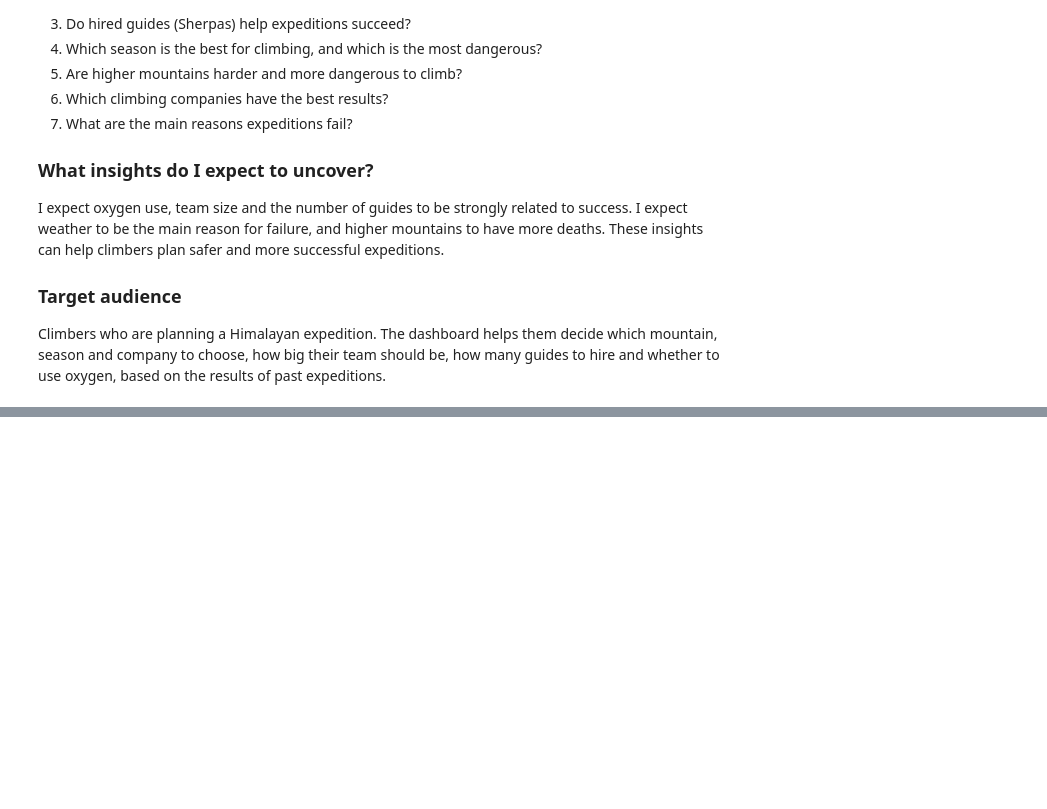
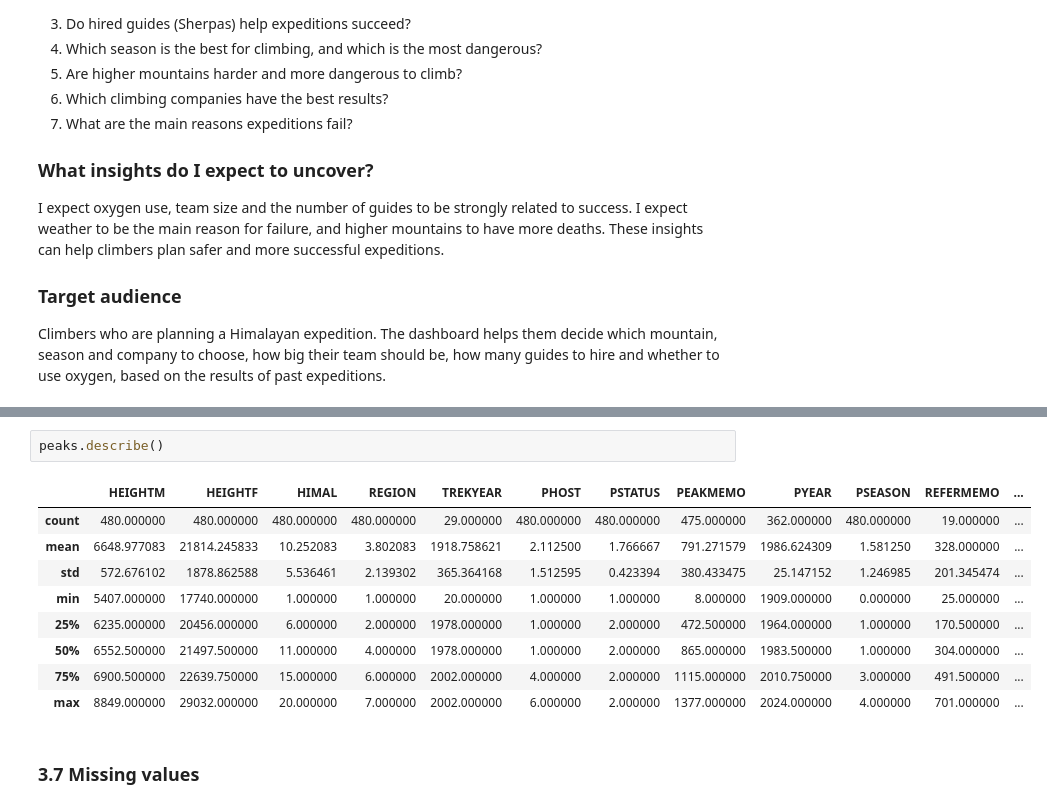
Before and after one commit to Aleenw/himalayan-expeditions-analysis, a Jupyter notebook: notebook/himalayan_eda.ipynb, the cells around one changed output, grey strips where cells are left out. Drawn from its saved outputs; the diff is of its cells as text; blank space fills up the shorter version.

```diff
--- a/notebook/himalayan_eda.ipynb
+++ b/notebook/himalayan_eda.ipynb
@@ -30,0 +130,14 @@ Climbers who are planning a Himalayan expedition. The dashboard helps them decid
+# %%
+peaks.describe()
+# %% [output]
+|  | HEIGHTM | HEIGHTF | HIMAL | REGION | TREKYEAR | PHOST | PSTATUS | PEAKMEMO | PYEAR | PSEASON | REFERMEMO | ... |
+| count | 480.000000 | 480.000000 | 480.000000 | 480.000000 | 29.000000 | 480.000000 | 480.000000 | 475.000000 | 362.000000 | 480.000000 | 19.000000 | ... |
+| mean | 6648.977083 | 21814.245833 | 10.252083 | 3.802083 | 1918.758621 | 2.112500 | 1.766667 | 791.271579 | 1986.624309 | 1.581250 | 328.000000 | ... |
+| std | 572.676102 | 1878.862588 | 5.536461 | 2.139302 | 365.364168 | 1.512595 | 0.423394 | 380.433475 | 25.147152 | 1.246985 | 201.345474 | ... |
+| min | 5407.000000 | 17740.000000 | 1.000000 | 1.000000 | 20.000000 | 1.000000 | 1.000000 | 8.000000 | 1909.000000 | 0.000000 | 25.000000 | ... |
+| 25% | 6235.000000 | 20456.000000 | 6.000000 | 2.000000 | 1978.000000 | 1.000000 | 2.000000 | 472.500000 | 1964.000000 | 1.000000 | 170.500000 | ... |
+| 50% | 6552.500000 | 21497.500000 | 11.000000 | 4.000000 | 1978.000000 | 1.000000 | 2.000000 | 865.000000 | 1983.500000 | 1.000000 | 304.000000 | ... |
+| 75% | 6900.500000 | 22639.750000 | 15.000000 | 6.000000 | 2002.000000 | 4.000000 | 2.000000 | 1115.000000 | 2010.750000 | 3.000000 | 491.500000 | ... |
+| max | 8849.000000 | 29032.000000 | 20.000000 | 7.000000 | 2002.000000 | 6.000000 | 2.000000 | 1377.000000 | 2024.000000 | 4.000000 | 701.000000 | ... |
+# %% [markdown]
+### 3.7 Missing values
```
Also changed, not shown: parts of 17 cells of this notebook.
